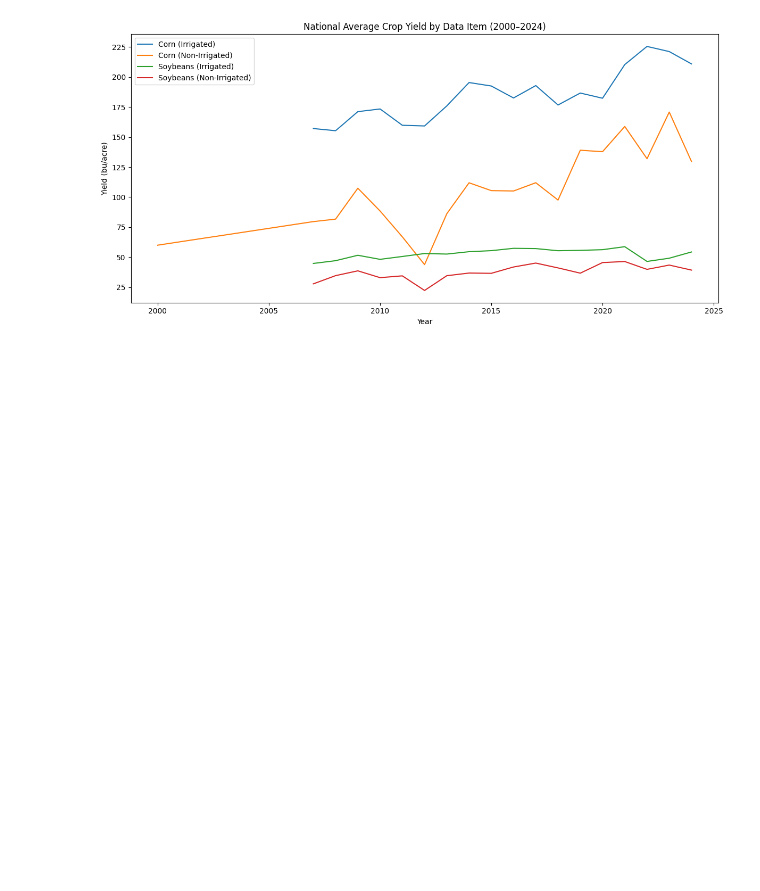
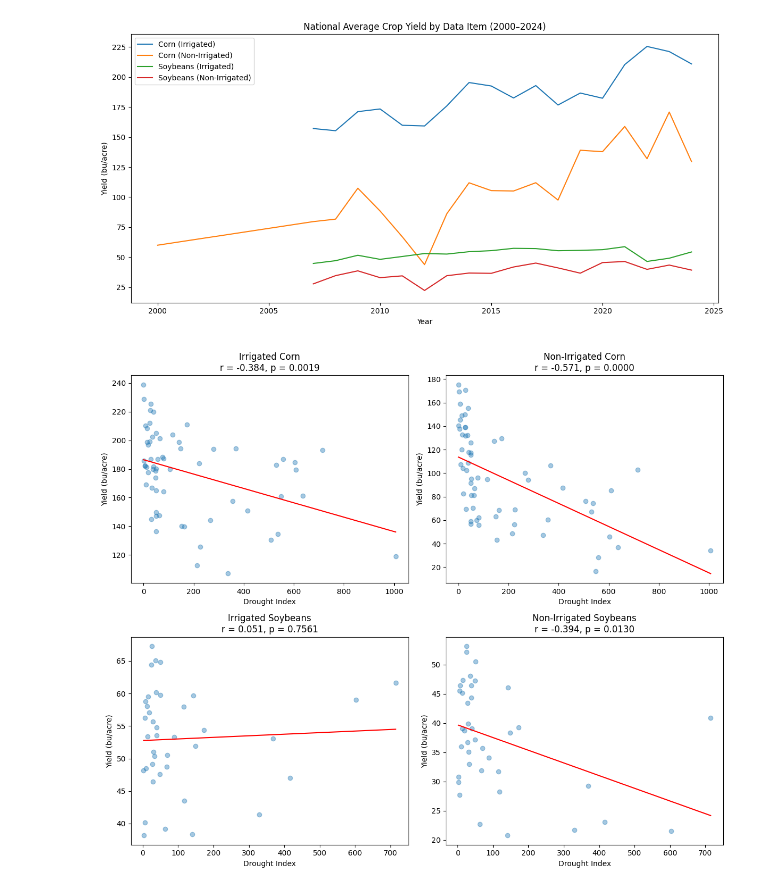
Before and after one commit to edb1014/CPSC-485-Final-Project, a Jupyter notebook: edb1014_Final Project.ipynb, the cells around one changed output. Cells and saved outputs as stored; diff of their text form; code cells hidden in the pictures; blank space fills up the shorter version.

```diff
--- a/edb1014_Final Project.ipynb
+++ b/edb1014_Final Project.ipynb
@@ -183,3 +204,30 @@ Year
 2009      171.193045         107.441490      51.593208         38.636486
 2010      173.438298          88.462842      48.214397         32.970131
 [figure]
+# %%
+from scipy import stats
+import numpy as np
+
+fig, axes = plt.subplots(2, 2, figsize=(12, 10))
+crop_labels = [
+    ('Corn_Irrigated', 'Irrigated Corn'),
+    ('Corn_NonIrrigated', 'Non-Irrigated Corn'),
+    ('Soy_Irrigated', 'Irrigated Soybeans'),
+    ('Soy_NonIrrigated', 'Non-Irrigated Soybeans'),
+]
+
+for ax, (col, label) in zip(axes.flatten(), crop_labels):
+    subset = df_combined[['Drought Index', col]].dropna()
+    x, y = subset['Drought Index'], subset[col]
+    slope, intercept, r, p, _ = stats.linregress(x, y)
+
+    ax.scatter(x, y, alpha=0.4)
+    ax.plot(np.sort(x), slope * np.sort(x) + intercept, color='red')
+    ax.set_title(f'{label}\nr = {r:.3f}, p = {p:.4f}')
+    ax.set_xlabel('Drought Index')
+    ax.set_ylabel('Yield (bu/acre)')
+
+plt.tight_layout()
+plt.show()
+# %% [output]
+[figure, added]
```
Also changed, not shown: parts of 11 cells of this notebook.
